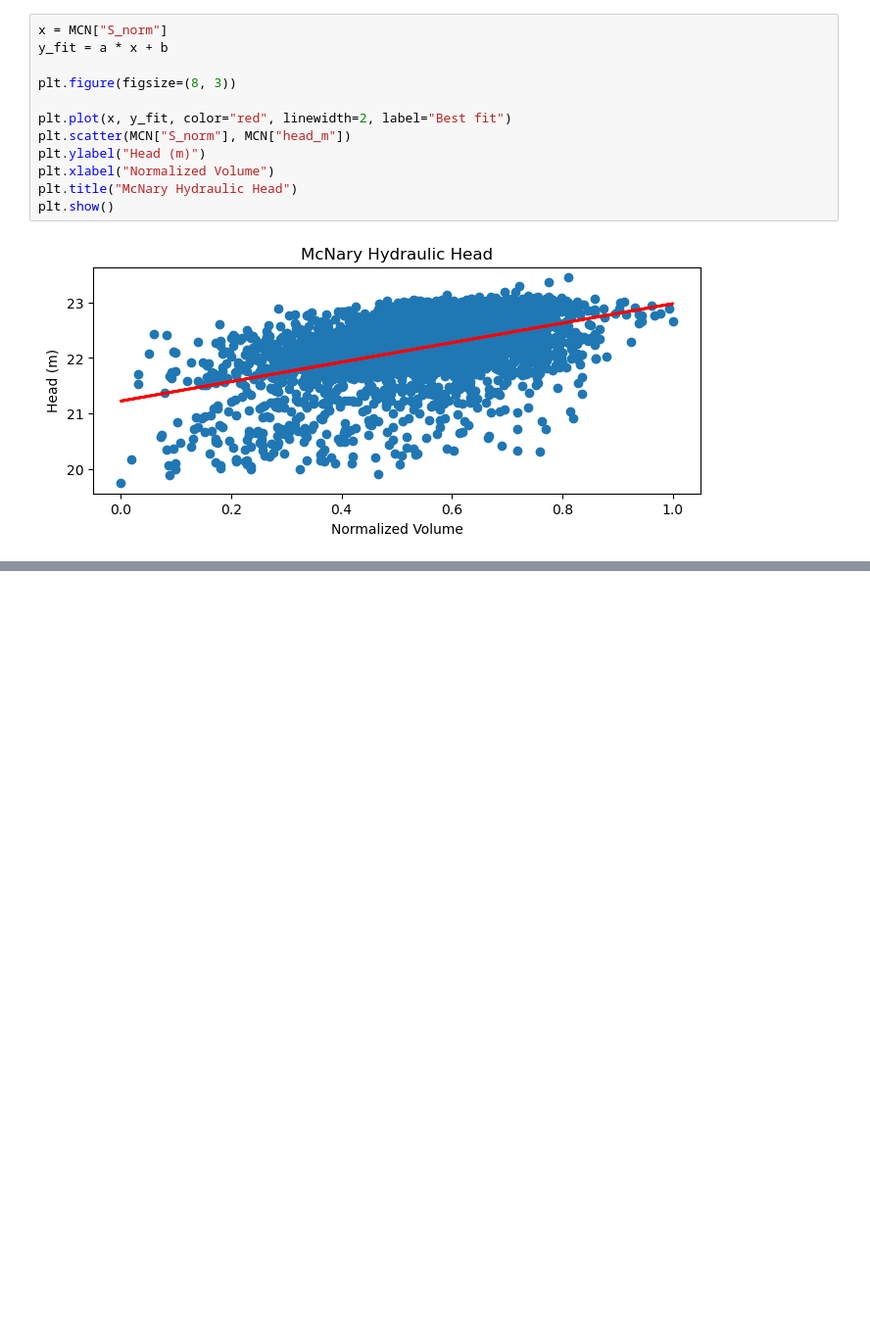
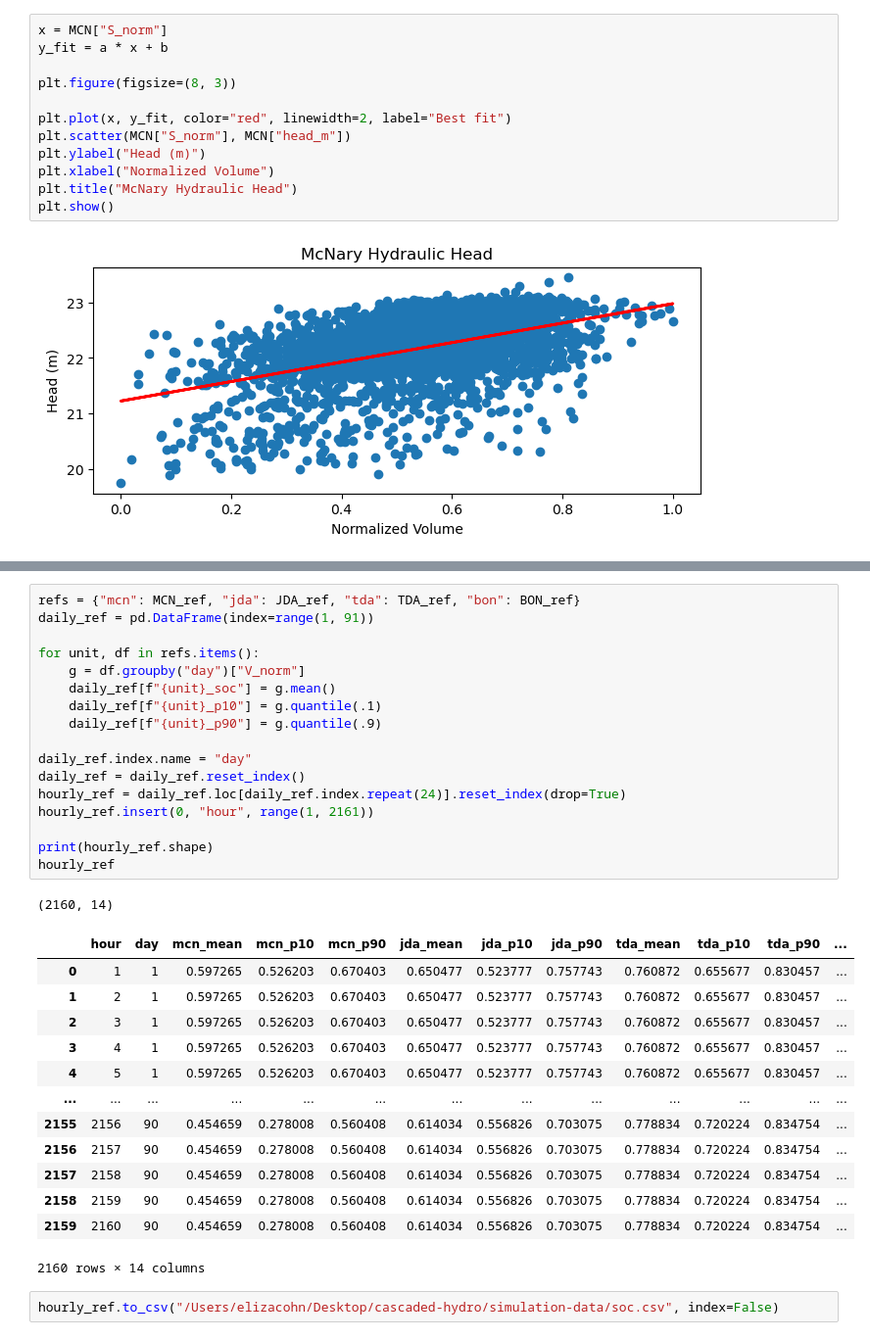
Before and after one commit to ecohn44/cascaded-hydro, a Jupyter notebook: streamflow-models/head-fit.ipynb, the cells around one changed output, grey strips where cells are left out. Shown at 98% size. Cells and saved outputs as stored; diff of their text form; blank space fills up the shorter version.

```diff
--- a/streamflow-models/parameter-fit-full.ipynb
+++ b/streamflow-models/head-fit.ipynb
@@ -208,0 +290,34 @@ plt.show()
+# %%
+refs = {"mcn": MCN_ref, "jda": JDA_ref, "tda": TDA_ref, "bon": BON_ref}
+daily_ref = pd.DataFrame(index=range(1, 91))
+
+for unit, df in refs.items():
+    g = df.groupby("day")["V_norm"]
+    daily_ref[f"{unit}_soc"] = g.mean()
+    daily_ref[f"{unit}_p10"] = g.quantile(.1)
+    daily_ref[f"{unit}_p90"] = g.quantile(.9)
+
+daily_ref.index.name = "day"
+daily_ref = daily_ref.reset_index()
+hourly_ref = daily_ref.loc[daily_ref.index.repeat(24)].reset_index(drop=True)
+hourly_ref.insert(0, "hour", range(1, 2161))
+
+print(hourly_ref.shape)
+hourly_ref
+# %% [output]
+(2160, 14)
+|  | hour | day | mcn_mean | mcn_p10 | mcn_p90 | jda_mean | jda_p10 | jda_p90 | tda_mean | tda_p10 | tda_p90 | ... |
+| 0 | 1 | 1 | 0.597265 | 0.526203 | 0.670403 | 0.650477 | 0.523777 | 0.757743 | 0.760872 | 0.655677 | 0.830457 | ... |
+| 1 | 2 | 1 | 0.597265 | 0.526203 | 0.670403 | 0.650477 | 0.523777 | 0.757743 | 0.760872 | 0.655677 | 0.830457 | ... |
+| 2 | 3 | 1 | 0.597265 | 0.526203 | 0.670403 | 0.650477 | 0.523777 | 0.757743 | 0.760872 | 0.655677 | 0.830457 | ... |
+| 3 | 4 | 1 | 0.597265 | 0.526203 | 0.670403 | 0.650477 | 0.523777 | 0.757743 | 0.760872 | 0.655677 | 0.830457 | ... |
+| 4 | 5 | 1 | 0.597265 | 0.526203 | 0.670403 | 0.650477 | 0.523777 | 0.757743 | 0.760872 | 0.655677 | 0.830457 | ... |
+| ... | ... | ... | ... | ... | ... | ... | ... | ... | ... | ... | ... | ... |
+| 2155 | 2156 | 90 | 0.454659 | 0.278008 | 0.560408 | 0.614034 | 0.556826 | 0.703075 | 0.778834 | 0.720224 | 0.834754 | ... |
+| 2156 | 2157 | 90 | 0.454659 | 0.278008 | 0.560408 | 0.614034 | 0.556826 | 0.703075 | 0.778834 | 0.720224 | 0.834754 | ... |
+| 2157 | 2158 | 90 | 0.454659 | 0.278008 | 0.560408 | 0.614034 | 0.556826 | 0.703075 | 0.778834 | 0.720224 | 0.834754 | ... |
+| 2158 | 2159 | 90 | 0.454659 | 0.278008 | 0.560408 | 0.614034 | 0.556826 | 0.703075 | 0.778834 | 0.720224 | 0.834754 | ... |
+| 2159 | 2160 | 90 | 0.454659 | 0.278008 | 0.560408 | 0.614034 | 0.556826 | 0.703075 | 0.778834 | 0.720224 | 0.834754 | ... |
+2160 rows × 14 columns
+# %%
+hourly_ref.to_csv("/Users/elizacohn/Desktop/cascaded-hydro/simulation-data/soc.csv", index=False)
```
Also changed, not shown: parts of 5 cells of this notebook, 3 other files.
